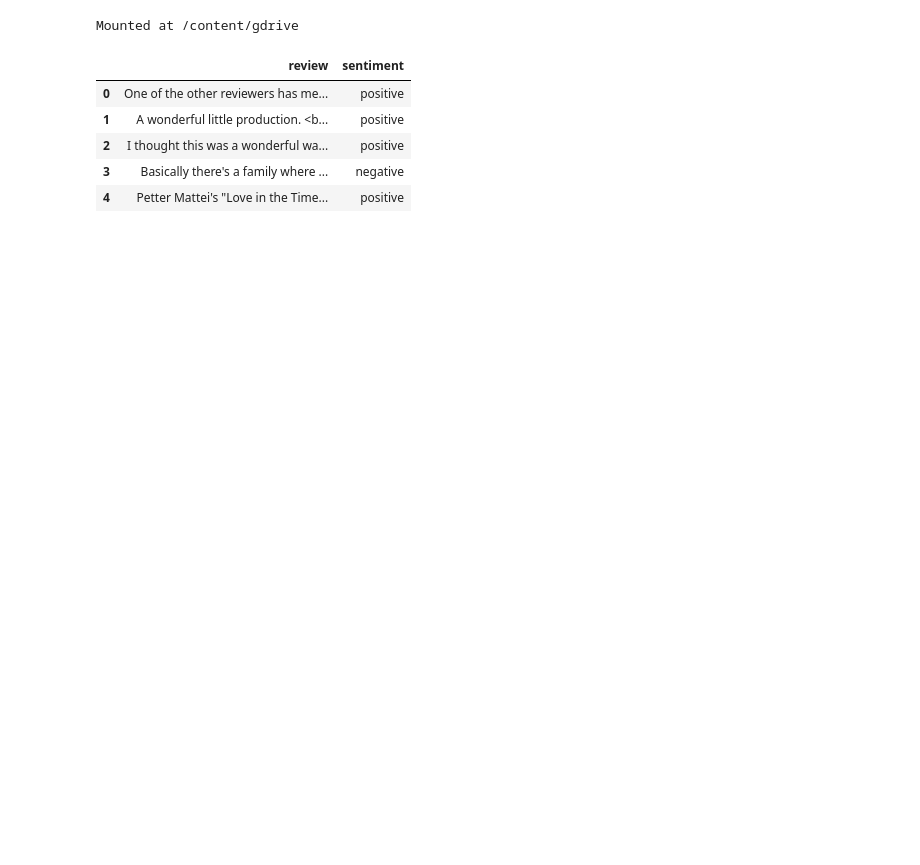
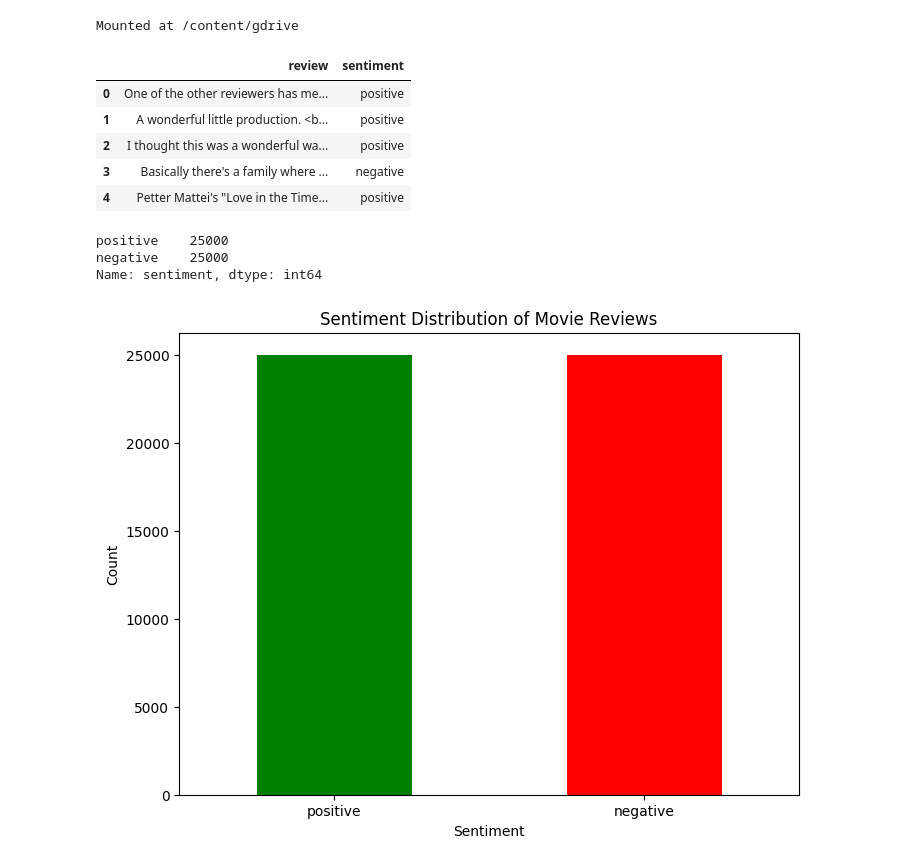
Before and after one commit to commitit/NLP, a Jupyter notebook: NLP.ipynb, the cells around one changed output. Saved outputs shown, nothing was run; the diff lists cells and outputs as text; code cells hidden in the pictures; blank space fills up the shorter version.

```diff
--- a/NLP.ipynb
+++ b/NLP.ipynb
@@ -20,3 +20,20 @@ Mounted at /content/gdrive
 | 2 | I thought this was a wonderful wa... | positive |
 | 3 | Basically there's a family where ... | negative |
 | 4 | Petter Mattei's "Love in the Time... | positive |
+# %%
+sentiment_counts = df['sentiment'].value_counts()
+print(sentiment_counts)
+# %% [output]
+positive    25000
+negative    25000
+Name: sentiment, dtype: int64
+# %%
+plt.figure(figsize=(8, 6))
+sentiment_counts.plot(kind='bar', color=['green', 'red']) #  green for positive and red for negative
+plt.title('Sentiment Distribution of Movie Reviews')
+plt.xlabel('Sentiment')
+plt.ylabel('Count')
+plt.xticks(rotation=0) # Rotating x-axis labels for better readability
+plt.show()
+# %% [output]
+[figure, added]
```
Also changed, not shown: parts of 6 cells of this notebook.
